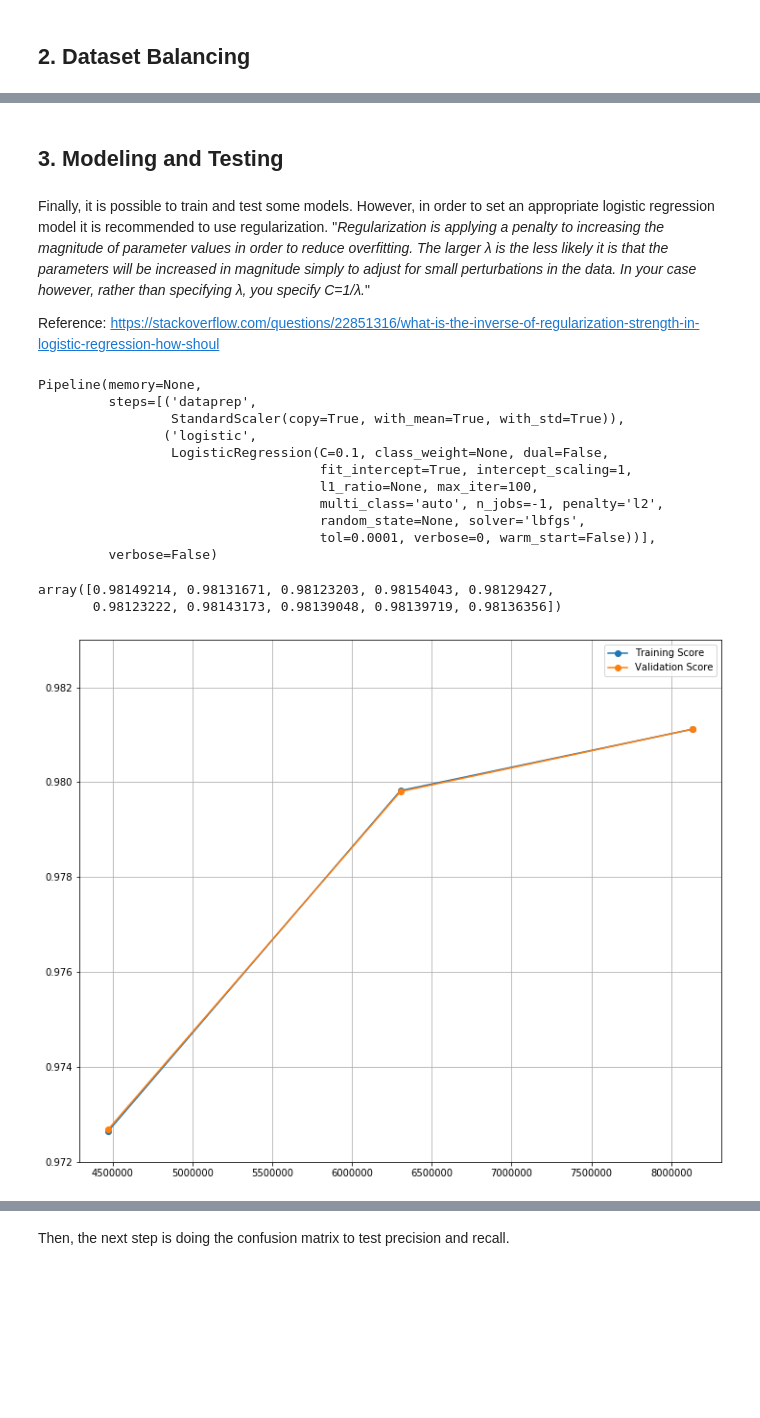
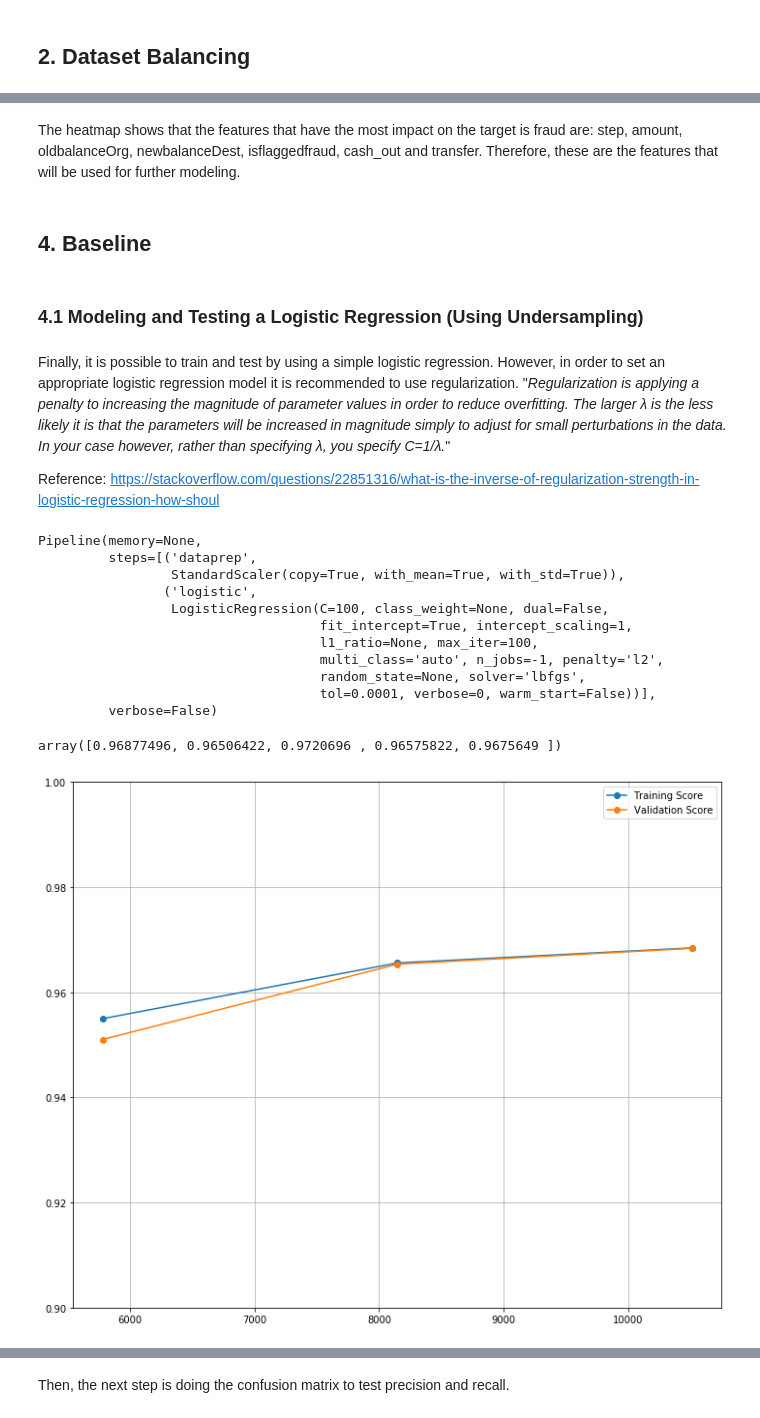
Before and after one commit to ahcamachod/Projects, a Jupyter notebook: Fraud_Detection/Fraud_Detection.ipynb, the cells around one changed output, grey strips where cells are left out. Saved outputs shown, nothing was run; the diff lists cells and outputs as text; code cells hidden in the pictures; blank space fills up the shorter version.

Commit message:
Predictive model for Fraud Detection

```diff
--- a/Fraud_Detection/Fraud_Detection.ipynb
+++ b/Fraud_Detection/Fraud_Detection.ipynb
@@ -80,0 +62,5 @@ df_test = pd.concat([X_test,y_test], axis=1)
+# %%
+from sklearn.model_selection import train_test_split
+X = df.drop('isFraud', axis=1)
+y = df.isFraud
+X_train, X_test, y_train, y_test = train_test_split(X, y, test_size=0.2, random_state=0, stratify=y)
@@ -85,10 +83,14 @@ In order to train a model with this characteristics, it is mandatory balancing t
 # %%
 from sklearn.utils import resample
 
-legit = df_train[df_train.isFraud==0]
-fraud = df_train[df_train.isFraud==1]
+train = pd.concat([X_train,y_train], axis=1)
+legit = train[train.isFraud==0]
+fraud = train[train.isFraud==1]
 
 oversampled_fraud = resample(fraud, replace=True, n_samples=len(legit), random_state=0)
 oversampled = pd.concat([legit, oversampled_fraud])
-oversampled.isFraud.value_counts()
+undersampled_fraud = resample(legit, replace=True, n_samples=len(fraud), random_state=0)
+undersampled = pd.concat([fraud, undersampled_fraud])
+
+print(oversampled.isFraud.value_counts(), undersampled.isFraud.value_counts())
 # %% [output]
@@ -101,7 +132,16 @@ y = oversampled.isFraud
+# %% [markdown]
+The heatmap shows that the features that have the most impact on the target is fraud are: step, amount, oldbalanceOrg, newbalanceDest, isflaggedfraud, cash_out and transfer. Therefore, these are the features that will be used for further modeling.
+# %%
+Xo = oversampled.drop(['isFraud', 'newbalanceOrig', 'oldbalanceDest','CASH_IN','DEBIT','PAYMENT'], axis=1)
+yo = oversampled.isFraud
+Xu = undersampled.drop(['isFraud', 'newbalanceOrig', 'oldbalanceDest','CASH_IN','DEBIT','PAYMENT'], axis=1)
+yu = undersampled.isFraud
+# %% [markdown]
+## 4. Baseline
 # %% [markdown]
-## 3. Modeling and Testing
+### 4.1 Modeling and Testing a Logistic Regression (Using Undersampling)
 # %% [markdown]
-Finally, it is possible to train and test some models. However, in order to set an appropriate logistic regression model it is recommended to use regularization. "*Regularization is applying a penalty to increasing the magnitude of parameter values in order to reduce overfitting. The larger λ is the less likely it is that the parameters will be increased in magnitude simply to adjust for small perturbations in the data. In your case however, rather than specifying λ, you specify C=1/λ.*"
+Finally, it is possible to train and test by using a simple logistic regression. However, in order to set an appropriate logistic regression model it is recommended to use regularization. "*Regularization is applying a penalty to increasing the magnitude of parameter values in order to reduce overfitting. The larger λ is the less likely it is that the parameters will be increased in magnitude simply to adjust for small perturbations in the data. In your case however, rather than specifying λ, you specify C=1/λ.*"
 
 Reference: https://stackoverflow.com/questions/22851316/what-is-the-inverse-of-regularization-strength-in-logistic-regression-how-shoul
 # %%
@@ -110,18 +150,18 @@ from sklearn.linear_model import LogisticRegression
 from sklearn.pipeline import Pipeline
 from sklearn.model_selection import cross_val_score, KFold, learning_curve
 
-logistic = LogisticRegression(C=0.1, n_jobs=-1)
+logistic1 = LogisticRegression(C=100, n_jobs=-1)
 pipeline = Pipeline(steps=[('dataprep', StandardScaler()),
-                           ('logistic', logistic),
+                           ('logistic', logistic1),
                           ])
 
-pipeline.fit(X, y)
+pipeline.fit(Xu, yu)
 # %% [output]
 Pipeline(memory=None,
          steps=[('dataprep',
                  StandardScaler(copy=True, with_mean=True, with_std=True)),
                 ('logistic',
-                 LogisticRegression(C=0.1, class_weight=None, dual=False,
+                 LogisticRegression(C=100, class_weight=None, dual=False,
                                     fit_intercept=True, intercept_scaling=1,
                                     l1_ratio=None, max_iter=100,
                                     multi_class='auto', n_jobs=-1, penalty='l2',
@@ -129,23 +169,23 @@ Pipeline(memory=None,
                                     tol=0.0001, verbose=0, warm_start=False))],
          verbose=False)
 # %%
-cross_val_score(pipeline, X, y, scoring='roc_auc', cv=KFold(n_splits=10, shuffle=True))
+cross_val_score(pipeline, Xu, yu, scoring='roc_auc', cv=KFold(n_splits=5, shuffle=True))
 # %% [output]
-array([0.98149214, 0.98131671, 0.98123203, 0.98154043, 0.98129427,
-       0.98123222, 0.98143173, 0.98139048, 0.98139719, 0.98136356])
+array([0.96877496, 0.96506422, 0.9720696 , 0.96575822, 0.9675649 ])
 # %%
-curves = learning_curve(pipeline, X, y, scoring='roc_auc', n_jobs=-1)
+import matplotlib.pyplot as plt
+curves = learning_curve(pipeline, Xu, yu, scoring='roc_auc', n_jobs=-1)
 
 train_sizes = curves[0]
 train_scores = curves[1]
 test_scores = curves[2]
 
 fig, ax = plt.subplots(figsize=(12,10))
 plt.plot(train_sizes, train_scores.mean(axis=1),'-o', label='Training Score')
 plt.plot(train_sizes, test_scores.mean(axis=1),'-o', label='Validation Score');
-plt.ylim([0.972, 0.983])
+plt.ylim([0.9, 1])
 plt.legend()
 plt.grid()
 # %% [output]
-[figure, old version]
+[figure, new version]
 # %% [markdown]
```
Also changed, not shown: parts of 82 cells of this notebook.
